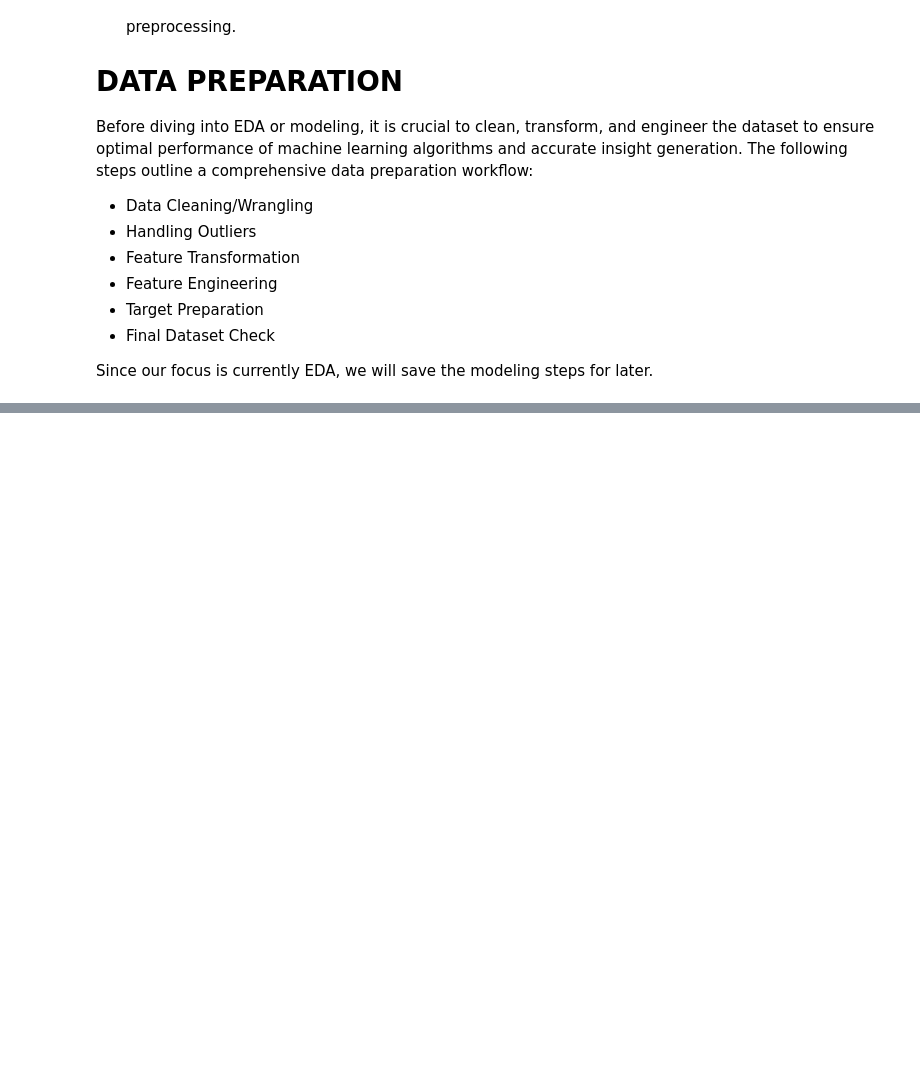
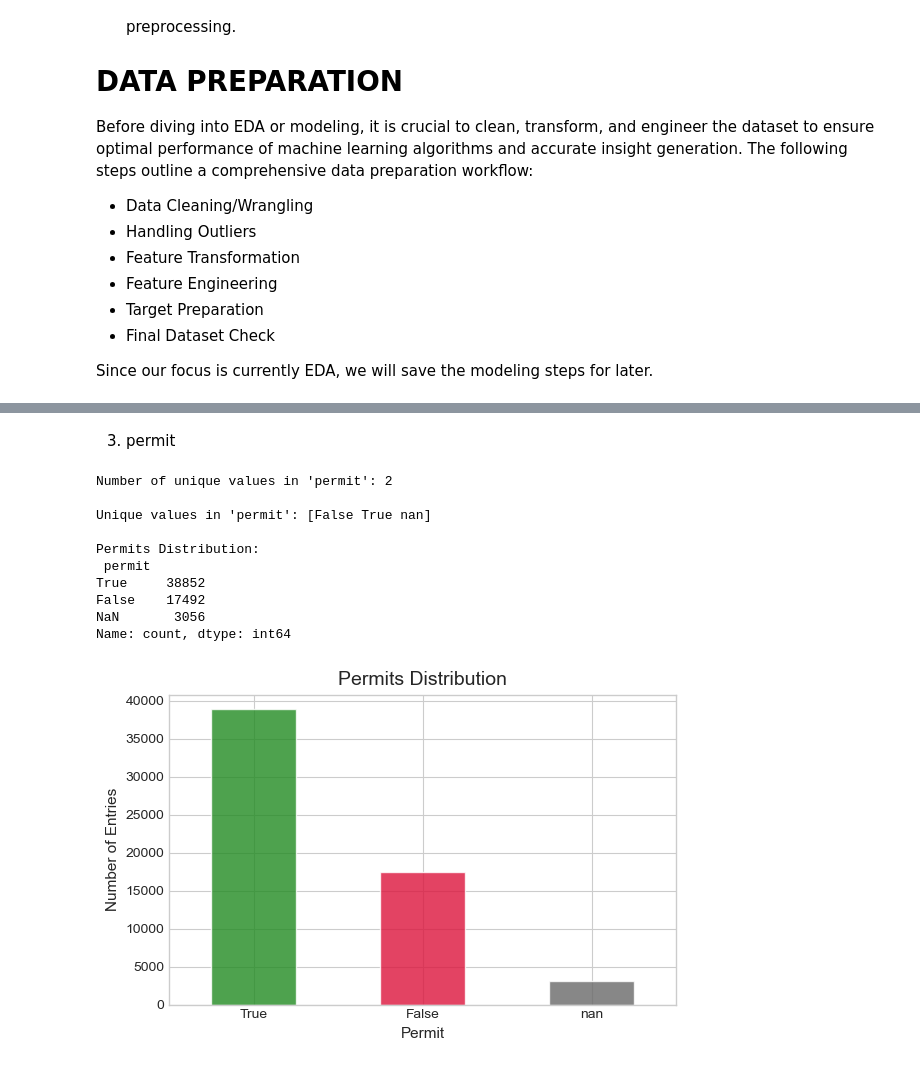
Before and after one commit to Vain-Guy/tanzania-water-well-status-prediction, a Jupyter notebook: TanzaniaWaterWells_EDA.ipynb, the cells around one changed output, grey strips where cells are left out. Saved outputs shown, nothing was run; the diff lists cells and outputs as text; code cells hidden in the pictures; blank space fills up the shorter version.

```diff
--- a/TanzaniaWaterWells_EDA.ipynb
+++ b/TanzaniaWaterWells_EDA.ipynb
@@ -781,0 +1324,10 @@ Since our focus is currently EDA, we will save the modeling steps for later.
+# %%
+# Impute missing subvillage values using region-wise mode imputation
+# If a region has no clear mode, fill with 'Unknown'
+train_df['subvillage'] = train_df.groupby('region')['subvillage'] \
+                                 .transform(lambda x: x.fillna(x.mode()[0] if not x.mode().empty else 'Unknown'))
+
+# Sanity check
+print("Missing values after imputation:", train_df['subvillage'].isna().sum())
+print("\nSubvillage value counts:")
+print(train_df['subvillage'].value_counts(dropna = False).head(7))
@@ -781,0 +1347,44 @@ Since our focus is currently EDA, we will save the modeling steps for later.
+# %% [markdown]
+3. permit
+# %%
+# Check for unique values
+print("Number of unique values in 'permit':", train_df['permit'].nunique())
+print("\nUnique values in 'permit':", train_df['permit'].unique())
+
+# Count occurrences
+permit_counts = train_df['permit'].value_counts(dropna = False)
+print("\nPermits Distribution:\n", permit_counts)
+
+# Create clean plot
+plt.figure(figsize=(6, 4))
+
+colors = []
+for x in permit_counts.index:
+    if x == True:
+        colors.append('forestgreen')
+    elif x == False:
+        colors.append('crimson')
+    else:
+        colors.append('dimgray')
+
+ax = permit_counts.plot(kind = 'bar', color = colors, alpha = 0.8, edgecolor = 'white')
+
+# Labels and title
+plt.title("Permits Distribution", fontsize = 14, pad = 7)
+plt.ylabel("Number of Entries", fontsize = 11)
+plt.xlabel("Permit", fontsize = 11)
+ax.set_xticklabels(permit_counts.index, rotation = 0, ha = 'center')
+plt.tight_layout()
+plt.show()
+# %% [output]
+Number of unique values in 'permit': 2
+
+Unique values in 'permit': [False True nan]
+
+Permits Distribution:
+ permit
+True     38852
+False    17492
+NaN       3056
+Name: count, dtype: int64
+[figure, added]
```
Also changed, not shown: parts of 62 cells of this notebook.
